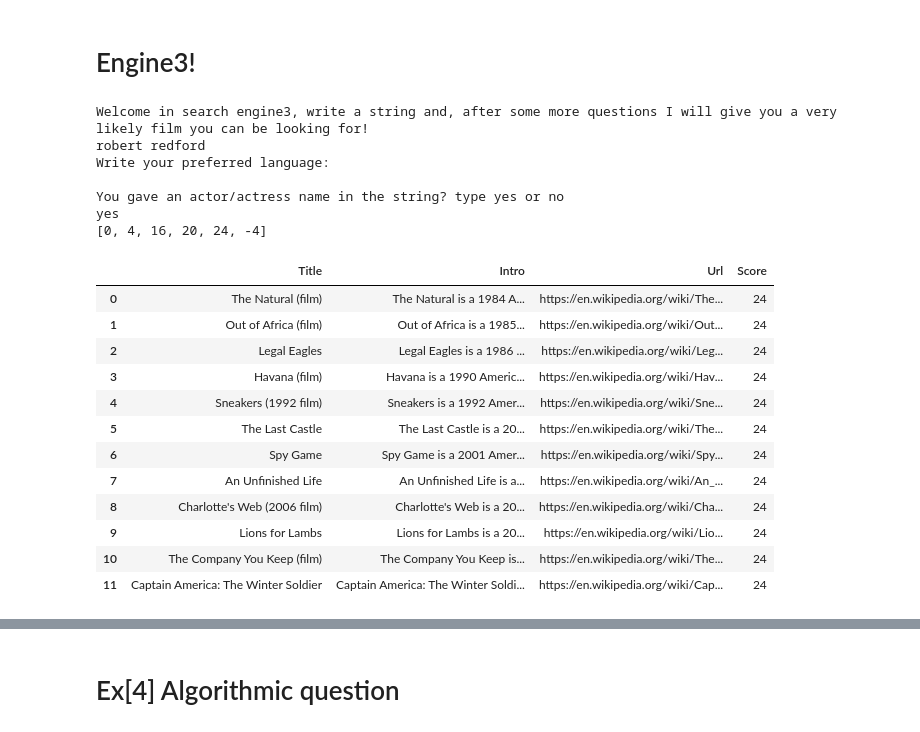
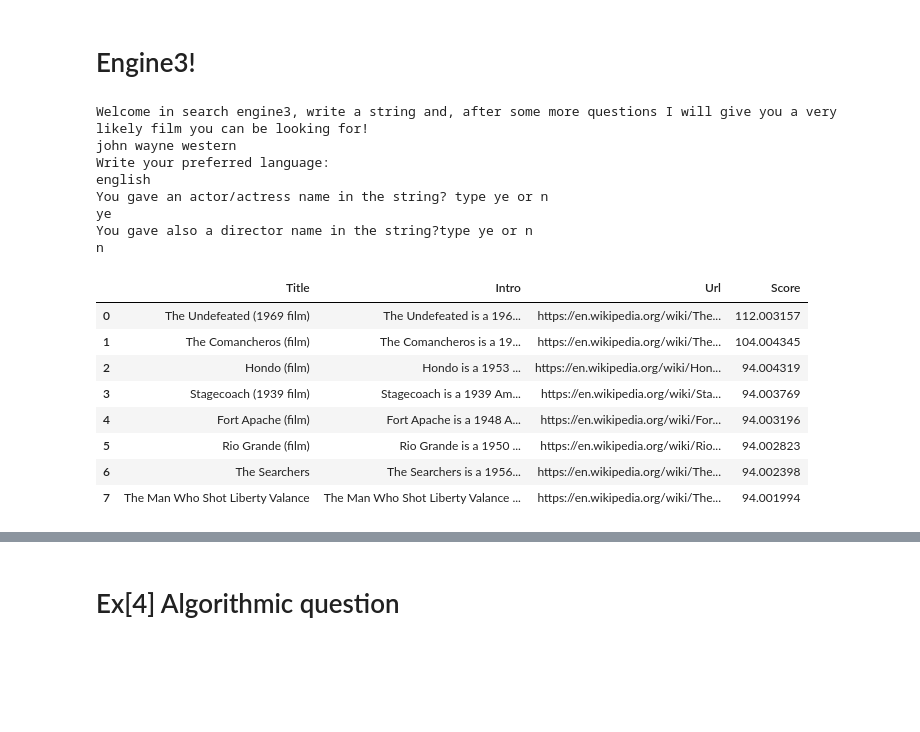
Before and after one commit to Debodeep94/ADM_HW3_Which_movie_to_watch, a Jupyter notebook: main.ipynb, the cells around one changed output, grey strips where cells are left out. Saved outputs shown, nothing was run; the diff lists cells and outputs as text; code cells hidden in the pictures; blank space fills up the shorter version.

```diff
--- a/main.ipynb
+++ b/main.ipynb
@@ -974,8 +1004,9 @@ def tf(word, doc):
     return doc.count(word) / len(doc)
 y = list(input('Welcome in search engine3, write a string and, after some more questions I will give you a very likely film you can be looking for!\n').split())
 z = input('Write your preferred language: \n')
-x = input('You gave an actor/actress name in the string? type yes or no \n')
-def searchengine3(y, z, x):
+x = input('You gave an actor/actress name in the string? type ye or n \n')
+d = input('You gave also a director name in the string?type ye or n \n')
+def searchengine3(y, z, x, d):
     if not y:
         return print("You should must give me the string, errrrrrrror")
     for i in range(len(y)):
@@ -1005,14 +1036,15 @@ def searchengine3(y, z, x):
         else:
             dict_score = {}
             score_list = []
-            Threshold  = 2
+            Threshold  = 8
             k_limit = 12
             #print(final_values)
             for doc in final_values:
                 #score_function is the function I create and used to give points to every film
                 x = preprocess(x)
                 z = preprocess(z)
-                score = score_function(doc, y, z, x)
+                d = preprocess(d)
+                score = score_function(doc, y, z, x, d)
                # print(score)
                 if score not in dict_score:
                     dict_score[score]=[doc]
@@ -1020,57 +1052,54 @@ def searchengine3(y, z, x):
                 else:
                     dict_score[score].append(doc)
             score_list = list(set(score_list))
-            print(score_list)
+            #print(dict_score)
             best = hq.nlargest(Threshold, score_list)
             k = 0
             #print(best)
             for score in best:
                 #print(score)
                 if k < k_limit :
                     for document in dict_score[score]:
                         #print(document)
                         if k < k_limit:
                             totakeurl = document.replace('Cleantsv/filmclean-','')
                             totakeurl = str(int(totakeurl.replace('.tsv', '')))
                             url = dicturls[totakeurl]
                             Score = score
                             temporary = pd.read_csv('Tsvfiles/'+'film'+(totakeurl)+'.tsv',delimiter='\t' )
                             title = temporary['title'][0]
                             intro =  temporary['intro'][0].replace('\r\n','')
                             new_row = [title, intro, url, Score]
                             megaDataframe.loc[k]=new_row
                             #print(megaDataframe)
                             k = k+1
                         else:
                             return megaDataframe
                 else:
                     return megaDataframe
             return megaDataframe
 
 
-A = searchengine3(y, z, x)
+A = searchengine3(y, z, x, d)
 A
 # %% [output]
 Welcome in search engine3, write a string and, after some more questions I will give you a very likely film you can be looking for!
-robert redford
+john wayne western
 Write your preferred language:
-
-You gave an actor/actress name in the string? type yes or no
-yes
-[0, 4, 16, 20, 24, -4]
+english
+You gave an actor/actress name in the string? type ye or n
+ye
+You gave also a director name in the string?type ye or n
+n
 |  | Title | Intro | Url | Score |
-| 0 | The Natural (film) | The Natural is a 1984 A... | https://en.wikipedia.org/wiki/The... | 24 |
-| 1 | Out of Africa (film) | Out of Africa is a 1985... | https://en.wikipedia.org/wiki/Out... | 24 |
-| 2 | Legal Eagles | Legal Eagles is a 1986 ... | https://en.wikipedia.org/wiki/Leg... | 24 |
-| 3 | Havana (film) | Havana is a 1990 Americ... | https://en.wikipedia.org/wiki/Hav... | 24 |
-| 4 | Sneakers (1992 film) | Sneakers is a 1992 Amer... | https://en.wikipedia.org/wiki/Sne... | 24 |
-| 5 | The Last Castle | The Last Castle is a 20... | https://en.wikipedia.org/wiki/The... | 24 |
-| 6 | Spy Game | Spy Game is a 2001 Amer... | https://en.wikipedia.org/wiki/Spy... | 24 |
-| 7 | An Unfinished Life | An Unfinished Life is a... | https://en.wikipedia.org/wiki/An_... | 24 |
-| 8 | Charlotte's Web (2006 film) | Charlotte's Web is a 20... | https://en.wikipedia.org/wiki/Cha... | 24 |
-| 9 | Lions for Lambs | Lions for Lambs is a 20... | https://en.wikipedia.org/wiki/Lio... | 24 |
-| 10 | The Company You Keep (film) | The Company You Keep is... | https://en.wikipedia.org/wiki/The... | 24 |
-| 11 | Captain America: The Winter Soldier | Captain America: The Winter Soldi... | https://en.wikipedia.org/wiki/Cap... | 24 |
+| 0 | The Undefeated (1969 film) | The Undefeated is a 196... | https://en.wikipedia.org/wiki/The... | 112.003157 |
+| 1 | The Comancheros (film) | The Comancheros is a 19... | https://en.wikipedia.org/wiki/The... | 104.004345 |
+| 2 | Hondo (film) | Hondo is a 1953 ... | https://en.wikipedia.org/wiki/Hon... | 94.004319 |
+| 3 | Stagecoach (1939 film) | Stagecoach is a 1939 Am... | https://en.wikipedia.org/wiki/Sta... | 94.003769 |
+| 4 | Fort Apache (film) | Fort Apache is a 1948 A... | https://en.wikipedia.org/wiki/For... | 94.003196 |
+| 5 | Rio Grande (film) | Rio Grande is a 1950 ... | https://en.wikipedia.org/wiki/Rio... | 94.002823 |
+| 6 | The Searchers | The Searchers is a 1956... | https://en.wikipedia.org/wiki/The... | 94.002398 |
+| 7 | The Man Who Shot Liberty Valance | The Man Who Shot Liberty Valance ... | https://en.wikipedia.org/wiki/The... | 94.001994 |
 # %%
 y = list(input('Welcome in search engine3, write a string and, after some more questions I will give you a very likely film you can be looking for!\n').split())
 z = input('Write your preferred language: \n')
```
Also changed, not shown: parts of 5 cells of this notebook.
